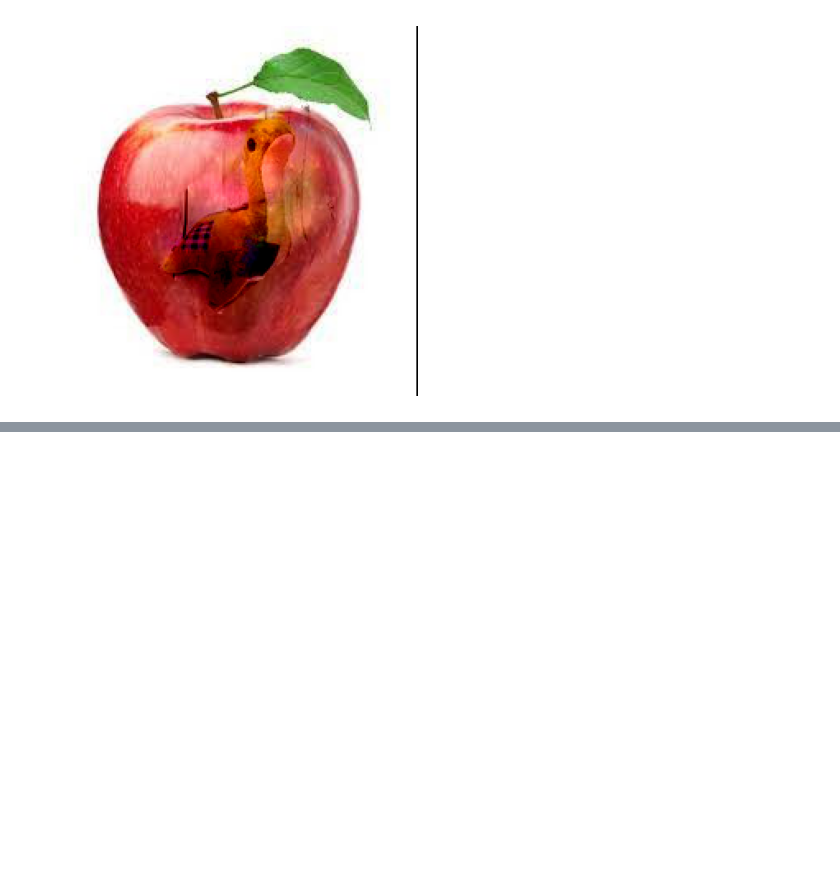
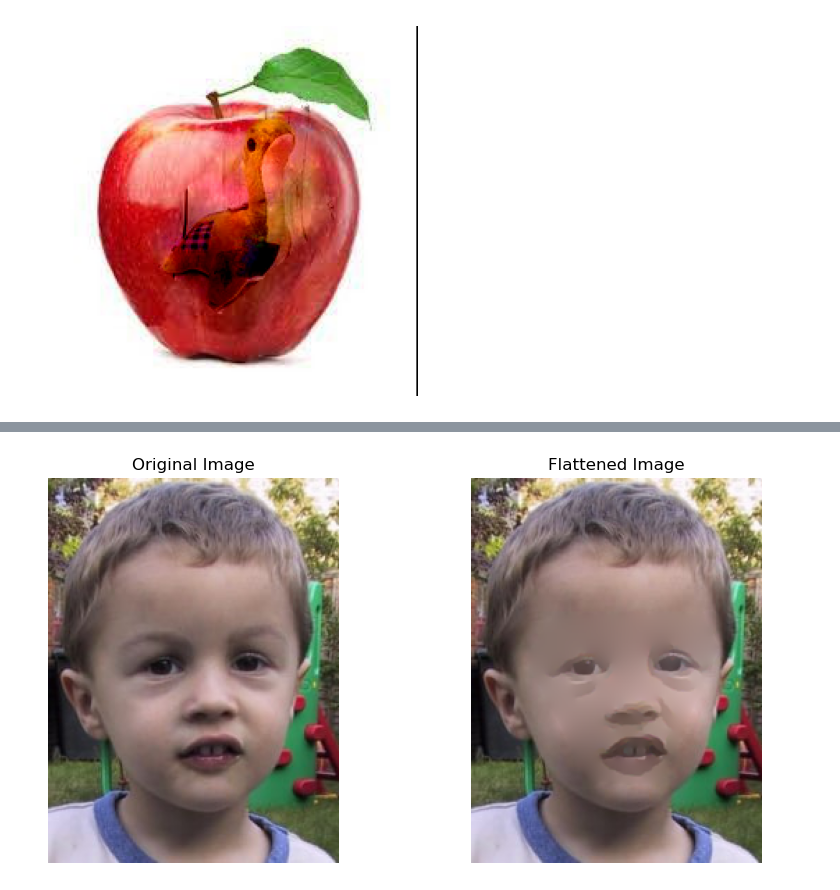
Before and after one commit to derkder/CGVI_CourseWork, a Jupyter notebook: ImageProcessing/Project/Main.ipynb, the cells around one changed output, grey strips where cells are left out. Drawn from its saved outputs; the diff is of its cells as text; code cells hidden in the pictures; blank space fills up the shorter version.

Commit message:
是谁textureFlattening做对了呀，是我

```diff
--- a/ImageProcessing/Project/Main.ipynb
+++ b/ImageProcessing/Project/Main.ipynb
@@ -472,0 +293,95 @@ plt.show()
+# %%
+# 要不咱实现个别的吧。。。。。。
+
+%matplotlib inline
+import numpy as np
+import cv2
+from scipy.sparse import lil_matrix
+from scipy.sparse.linalg import spsolve
+import matplotlib.pyplot as plt
+from scipy import signal
+from scipy.signal import convolve2d
+
+def texture_flattening(source_img, mask, strength=1.):
+    """纹理平坦化函数，通过修改图像梯度后使用泊松方程来平滑选定区域的纹理"""
+    flattened_img = np.empty_like(source_img)
+    mask = mask.astype(bool)  # 确保掩码是布尔类型
+
+    for channel in range(3):  # 对于RGB的每个通道
+        source_channel = source_img[:, :, channel]
+
+        laplacian = np.array([[0, 1, 0], [1, -4, 1], [0, 1, 0]])
+        grad_source = signal.convolve2d(source_channel, laplacian, mode='same', boundary='fill', fillvalue=0)
+
+         # 用于计算src四个方向梯度的核
+        kernel = [np.array([[0, -1, 1]]), np.array([[1, -1, 0]]),
+                np.array([[0], [-1], [1]]), np.array([[1], [-1], [0]])]
+        # 用于检测四个方向边缘点的核
+        kernelEdge = [np.array([[0, 1, 1]]), np.array([[1, 1, 0]]),
+                        np.array([[0], [1], [1]]), np.array([[1], [1], [0]])]
+        # 1. canny检测边缘
+        canny = cv2.Canny(source_channel, 80, 120)
+        # 2. 检测四个方向边缘点
+        edges = [cv2.filter2D(canny, -1, kernelEdge[i]) for i in range(4)]
+        # 3. 计算src四个方向梯度
+        grads = [cv2.filter2D(np.float64(source_channel), -1, kernel[i]) for i in range(4)]
+        # 4. 不是边缘点的将梯度修改为0
+        for i in range(4):
+            for j in range(edges[i].shape[0]):
+                for k in range(edges[i].shape[1]):
+                    if edges[i][j][k] == 0:
+                        grads[i][j][k] = 0
+        # 5. 计算src的散度
+        laplacian = np.sum(grads, axis=0)
+
+        # 建立方程组的A矩阵和b向量
+        idx = np.argwhere(mask)
+        n_pixels = len(idx)
+        A = lil_matrix((n_pixels, n_pixels))
+        b = np.zeros(n_pixels)
+
+        for i, (row, col) in enumerate(idx):
+            A[i, i] = 4
+            b[i] -= laplacian[row, col] # Subtracts the gradient to remove the texture
+            for drow, dcol in [(-1, 0), (1, 0), (0, -1), (0, 1)]:
+                neighbor = (row + drow, col + dcol)
+                if (0 <= neighbor[0] < mask.shape[0]) and (0 <= neighbor[1] < mask.shape[1]):
+                    if mask[neighbor]:
+                        j = np.argwhere((idx == neighbor).all(axis=1))
+                        if j.size > 0:
+                            A[i, j[0][0]] = -1
+                    else:
+                        b[i] += source_channel[neighbor]
+
+        # 解决线性系统
+        solution = spsolve(A.tocsr(), b)
+
+        # 填充平坦化的图像
+        channel_flattened = source_channel.copy()
+        for (row, col), value in zip(idx, solution):
+            channel_flattened[row, col] = np.clip(value, 0, 255)
+        flattened_img[:, :, channel] = channel_flattened
+
+    return flattened_img
+
+# 应用纹理平坦化
+img_path = "InputImgs//qwe.jpg"
+image = cv2.imread(img_path)
+image = cv2.cvtColor(image, cv2.COLOR_BGR2RGB)
+image_height, image_width = image.shape[:2]
+mask = polygon2mask((image_height, image_width), polygon)
+flat_img = texture_flattening(image, mask)
+
+# 展示原始图像和平坦化后的图像
+fig, axes = plt.subplots(1, 2, figsize=(10, 5))
+axes[0].imshow(image)
+axes[0].set_title('Original Image')
+axes[0].axis('off')
+
+axes[1].imshow(flat_img)
+axes[1].set_title('Flattened Image')
+axes[1].axis('off')
+
+plt.show()
+# %% [output]
+[figure, added]
```
Also changed, not shown: parts of 7 cells of this notebook, 3 other files.
